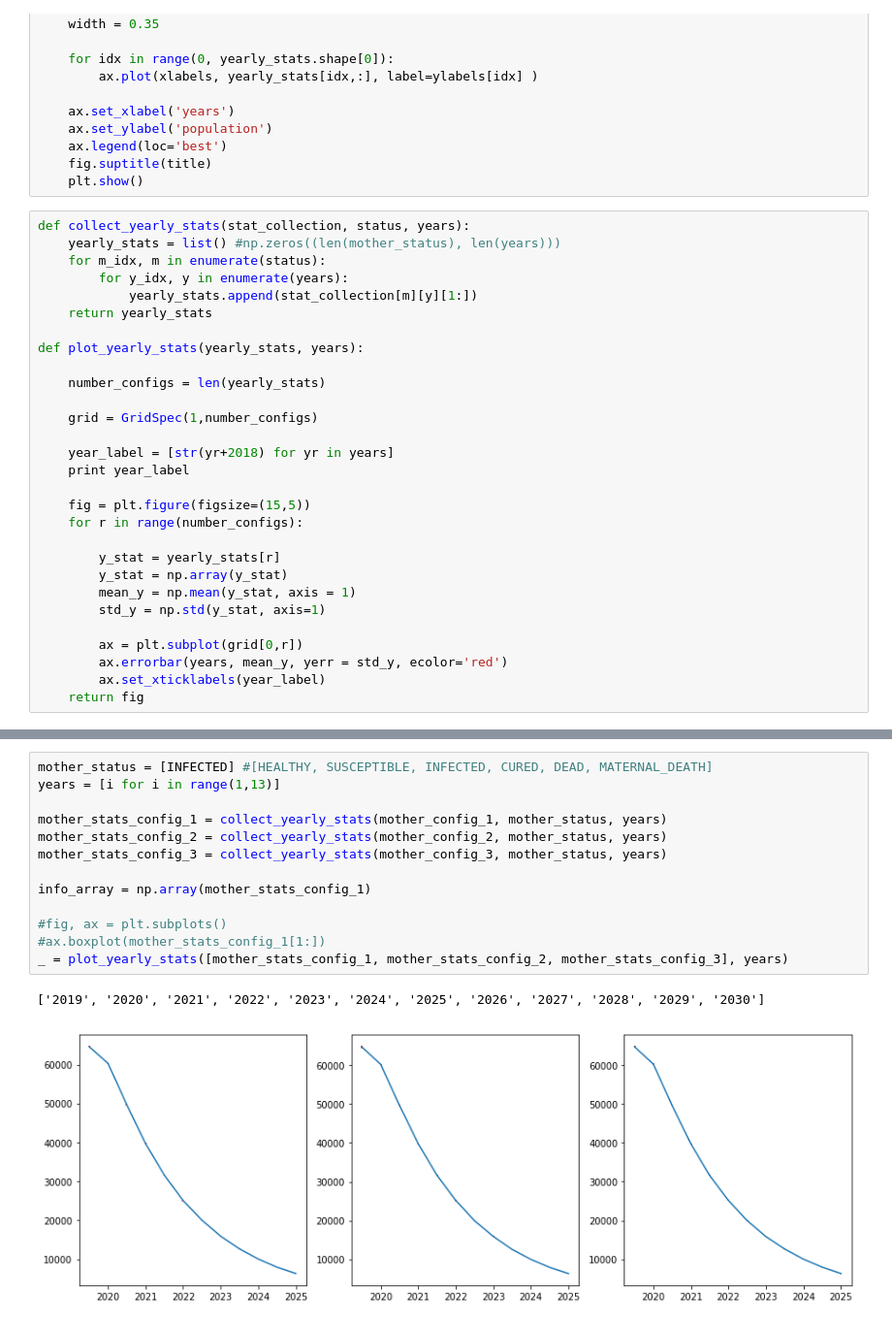
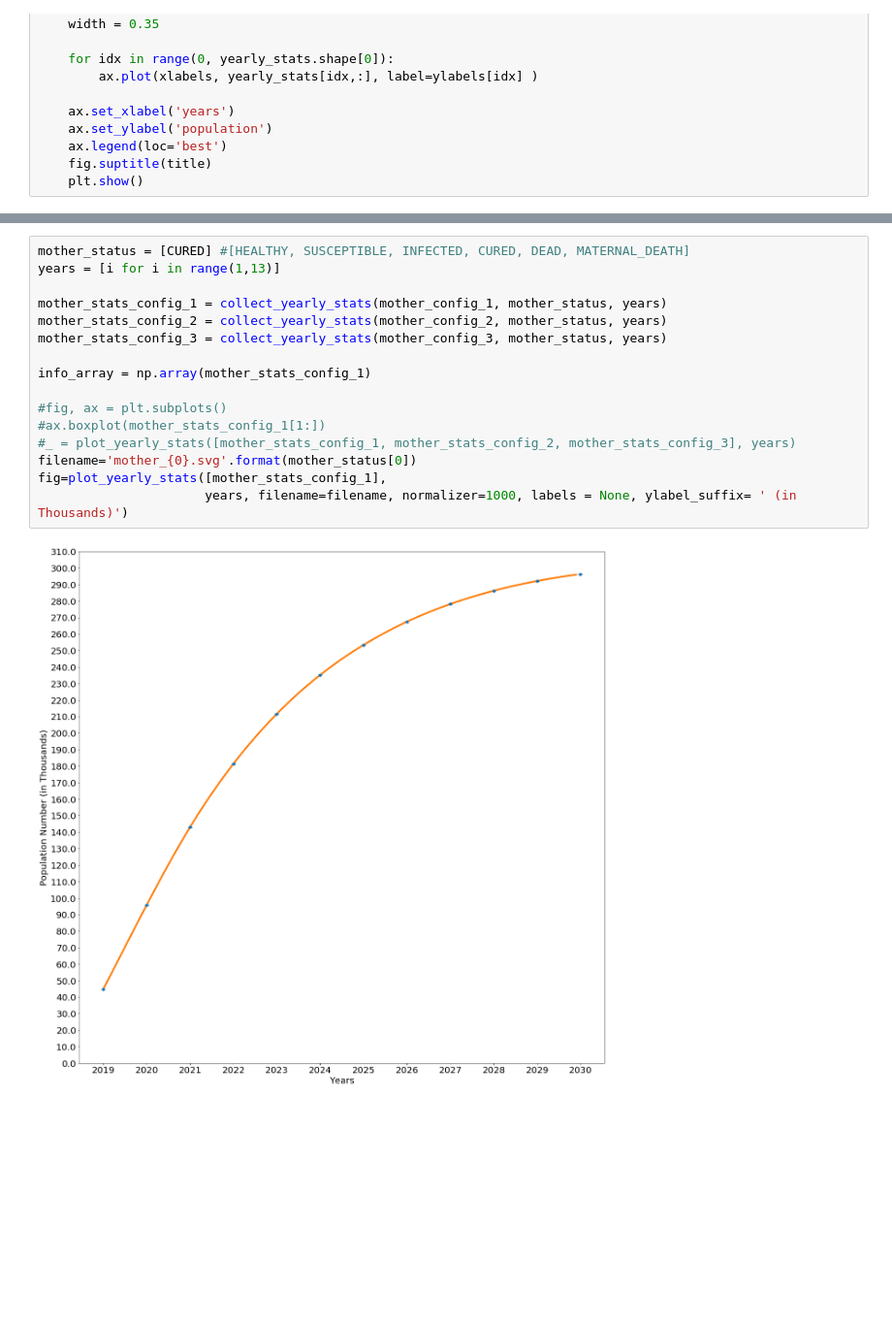
Before and after one commit to rajibchakravorty/hbv_simulation, a Jupyter notebook: views-multiple_stats.ipynb, the cells around one changed output, grey strips where cells are left out. Shown at 97% size. Drawn from its saved outputs; the diff is of its cells as text; blank space fills up the shorter version.

```diff
--- a/views-multiple_stats.ipynb
+++ b/views-multiple_stats.ipynb
@@ -47,32 +51,3 @@ def plot_yearly_stat(yearly_stats, xlabels, ylabels, title):
     ax.legend(loc='best')
     fig.suptitle(title)
     plt.show()
-# %%
-def collect_yearly_stats(stat_collection, status, years):
-    yearly_stats = list() #np.zeros((len(mother_status), len(years)))
-    for m_idx, m in enumerate(status):
-        for y_idx, y in enumerate(years):
-            yearly_stats.append(stat_collection[m][y][1:])
-    return yearly_stats
-
-def plot_yearly_stats(yearly_stats, years):
-
-    number_configs = len(yearly_stats)
-
-    grid = GridSpec(1,number_configs)
-
-    year_label = [str(yr+2018) for yr in years]
-    print year_label
-
-    fig = plt.figure(figsize=(15,5))
-    for r in range(number_configs):
-
-        y_stat = yearly_stats[r]
-        y_stat = np.array(y_stat)
-        mean_y = np.mean(y_stat, axis = 1)
-        std_y = np.std(y_stat, axis=1)
-
-        ax = plt.subplot(grid[0,r])
-        ax.errorbar(years, mean_y, yerr = std_y, ecolor='red')
-        ax.set_xticklabels(year_label)
-    return fig
@@ -79,19 +209,21 @@ def plot_yearly_stats(yearly_stats, years):
 # %%
-mother_status = [INFECTED] #[HEALTHY, SUSCEPTIBLE, INFECTED, CURED, DEAD, MATERNAL_DEATH]
+mother_status = [CURED] #[HEALTHY, SUSCEPTIBLE, INFECTED, CURED, DEAD, MATERNAL_DEATH]
 years = [i for i in range(1,13)]
 
 mother_stats_config_1 = collect_yearly_stats(mother_config_1, mother_status, years)
 mother_stats_config_2 = collect_yearly_stats(mother_config_2, mother_status, years)
 mother_stats_config_3 = collect_yearly_stats(mother_config_3, mother_status, years)
 
 info_array = np.array(mother_stats_config_1)
 
 #fig, ax = plt.subplots()
 #ax.boxplot(mother_stats_config_1[1:])
-_ = plot_yearly_stats([mother_stats_config_1, mother_stats_config_2, mother_stats_config_3], years)
+#_ = plot_yearly_stats([mother_stats_config_1, mother_stats_config_2, mother_stats_config_3], years)
+filename='mother_{0}.svg'.format(mother_status[0])
+fig=plot_yearly_stats([mother_stats_config_1],
+                      years, filename=filename, normalizer=1000, labels = None, ylabel_suffix= ' (in Thousands)')
 # %% [output]
-['2019', '2020', '2021', '2022', '2023', '2024', '2025', '2026', '2027', '2028', '2029', '2030']
-[figure, old version]
+[figure, new version]
 # %%
 children_status = [HBV_DEATH] #[HEALTHY, INFECTED,SUSCEPTIBLE,CURED, INFANT_DEATH, CHILD_DEATH, HBV_DEATH, DEAD]
 years = [i for i in range(1,13)]
```
Also changed, not shown: parts of 4 cells of this notebook, 24 other files.
